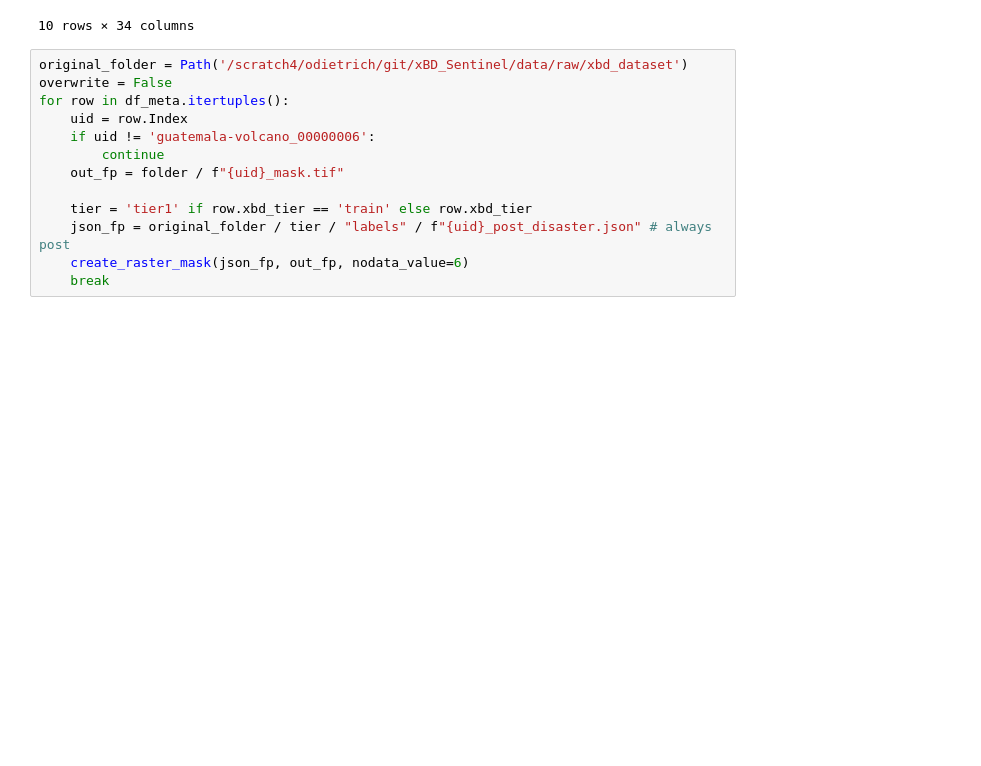
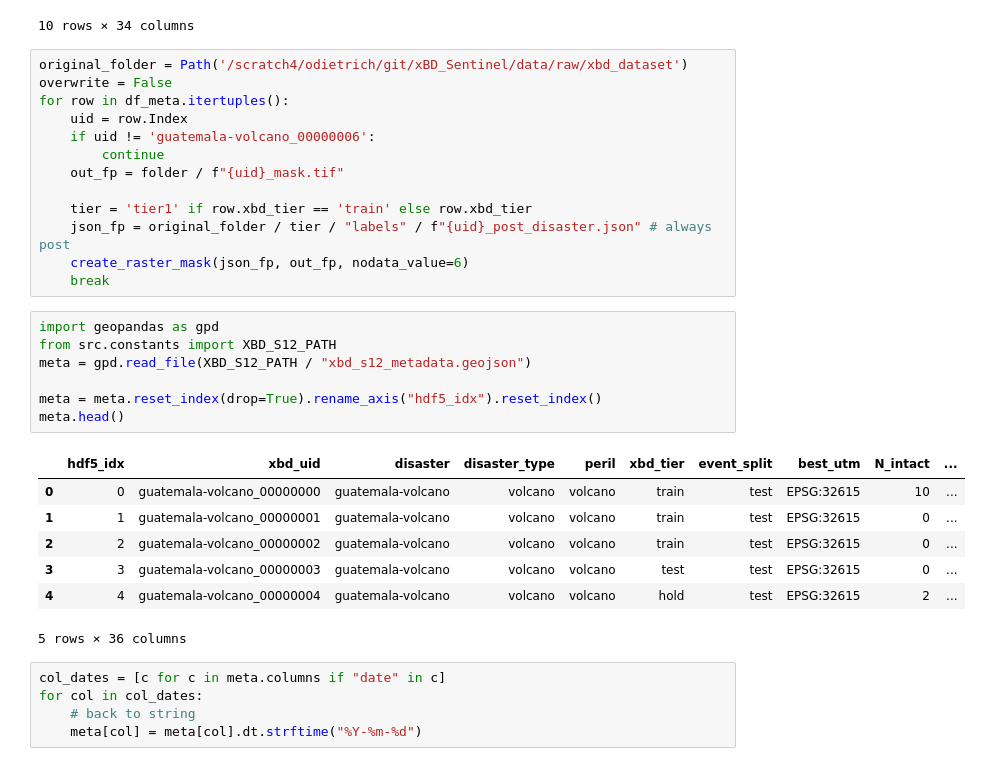
Before and after one commit to prs-eth/xbd-s12, a Jupyter notebook: quick.ipynb, the cells around one changed output. Saved outputs shown, nothing was run; the diff lists cells and outputs as text; blank space fills up the shorter version.

```diff
--- a/quick.ipynb
+++ b/quick.ipynb
@@ -138,3 +181,23 @@ for row in df_meta.itertuples():
     json_fp = original_folder / tier / "labels" / f"{uid}_post_disaster.json" # always post
     create_raster_mask(json_fp, out_fp, nodata_value=6)
     break
+# %%
+import geopandas as gpd
+from src.constants import XBD_S12_PATH
+meta = gpd.read_file(XBD_S12_PATH / "xbd_s12_metadata.geojson")
+
+meta = meta.reset_index(drop=True).rename_axis("hdf5_idx").reset_index()
+meta.head()
+# %% [output]
+|  | hdf5_idx | xbd_uid | disaster | disaster_type | peril | xbd_tier | event_split | best_utm | N_intact | ... |
+| 0 | 0 | guatemala-volcano_00000000 | guatemala-volcano | volcano | volcano | train | test | EPSG:32615 | 10 | ... |
+| 1 | 1 | guatemala-volcano_00000001 | guatemala-volcano | volcano | volcano | train | test | EPSG:32615 | 0 | ... |
+| 2 | 2 | guatemala-volcano_00000002 | guatemala-volcano | volcano | volcano | train | test | EPSG:32615 | 0 | ... |
+| 3 | 3 | guatemala-volcano_00000003 | guatemala-volcano | volcano | volcano | test | test | EPSG:32615 | 0 | ... |
+| 4 | 4 | guatemala-volcano_00000004 | guatemala-volcano | volcano | volcano | hold | test | EPSG:32615 | 2 | ... |
+5 rows × 36 columns
+# %%
+col_dates = [c for c in meta.columns if "date" in c]
+for col in col_dates:
+    # back to string
+    meta[col] = meta[col].dt.strftime("%Y-%m-%d")
```
Also changed, not shown: parts of 6 cells of this notebook, 5 other files.
